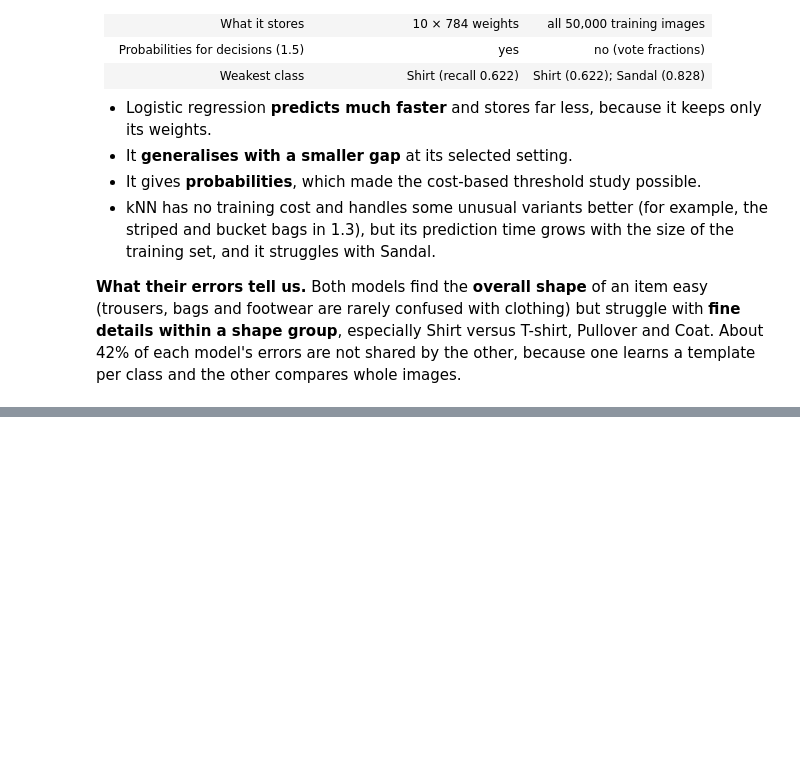
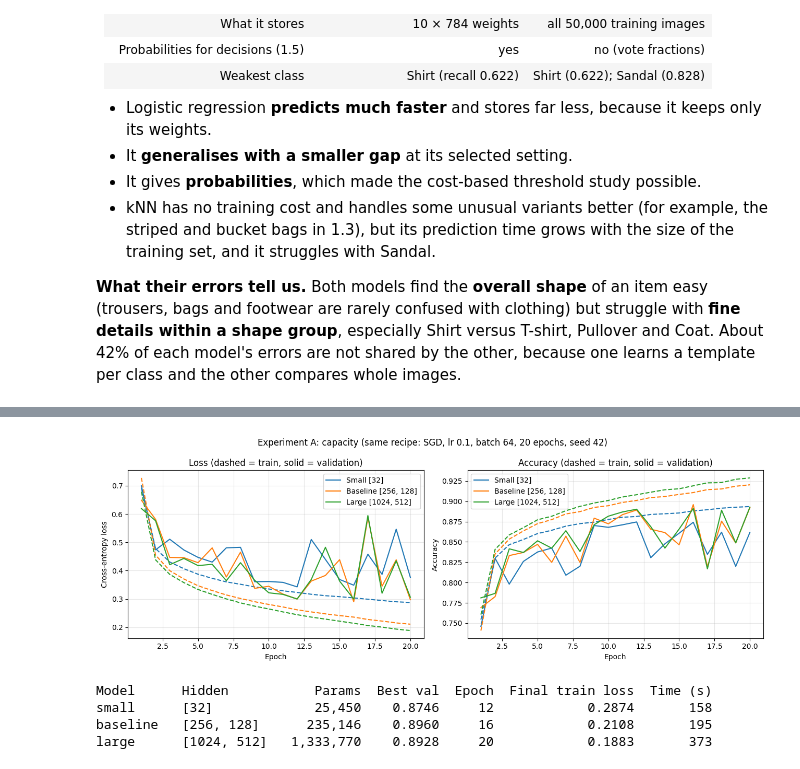
Before and after one commit to butthamza20/ECS708U-P-Fashion-MNIST-Coursework, a Jupyter notebook: ECS708U_P_Fashion_MNIST_Coursework.ipynb, the cells around one changed output, grey strips where cells are left out. Cells and saved outputs as stored; diff of their text form; code cells hidden in the pictures; blank space fills up the shorter version.

```diff
--- a/ECS708U_P_Fashion_MNIST_Coursework.ipynb
+++ b/ECS708U_P_Fashion_MNIST_Coursework.ipynb
@@ -1204,0 +1385,2 @@ template per class and the other compares whole images.
+# %%
+small_model, small_hist, small_summary = train_model([32], lr=0.1, epochs=20, name="small")
@@ -1204,0 +1405,2 @@ template per class and the other compares whole images.
+# %%
+large_model, large_hist, large_summary = train_model([1024, 512], lr=0.1, epochs=20, name="large")
@@ -1204,0 +1425,17 @@ template per class and the other compares whole images.
+# %%
+plot_curves({"Small [32]": small_hist,
+             "Baseline [256, 128]": baseline_hist,
+             "Large [1024, 512]": large_hist},
+            "Experiment A: capacity (same recipe: SGD, lr 0.1, batch 64, 20 epochs, seed 42)")
+
+print(f"{'Model':<10} {'Hidden':<12} {'Params':>10} {'Best val':>9} {'Epoch':>6} "
+      f"{'Final train loss':>17} {'Time (s)':>9}")
+for s in [small_summary, baseline_summary, large_summary]:
+    print(f"{s['name']:<10} {str(s['hidden']):<12} {s['params']:>10,} {s['best_val_acc']:>9.4f} "
+          f"{s['best_epoch']:>6} {s['final_train_loss']:>17.4f} {s['time_s']:>9.0f}")
+# %% [output]
+[figure, added]
+Model      Hidden           Params  Best val  Epoch  Final train loss  Time (s)
+small      [32]             25,450    0.8746     12            0.2874       158
+baseline   [256, 128]      235,146    0.8960     16            0.2108       195
+large      [1024, 512]   1,333,770    0.8928     20            0.1883       373
```
Also changed, not shown: parts of 21 cells of this notebook.
